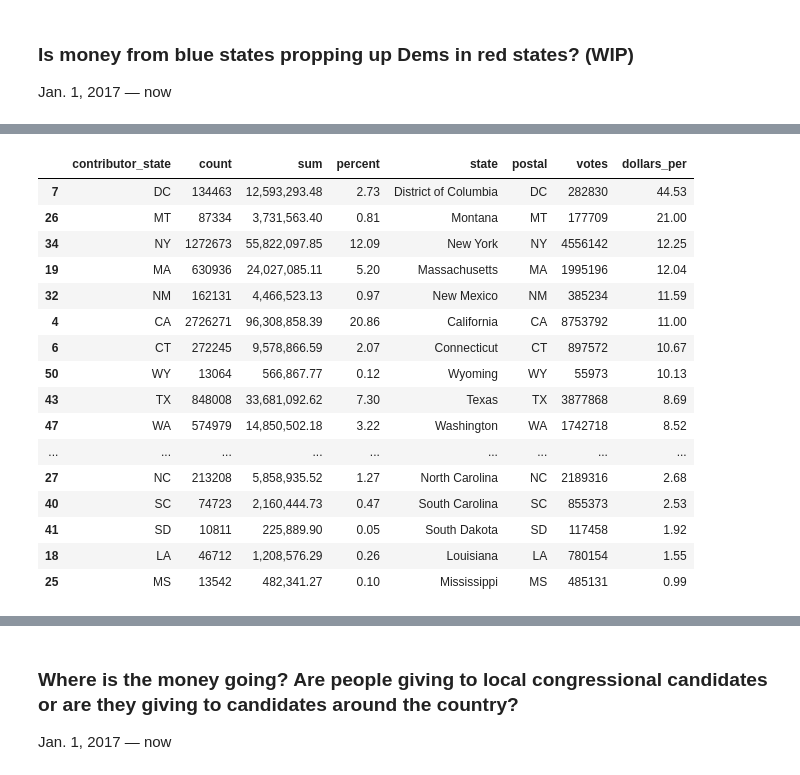
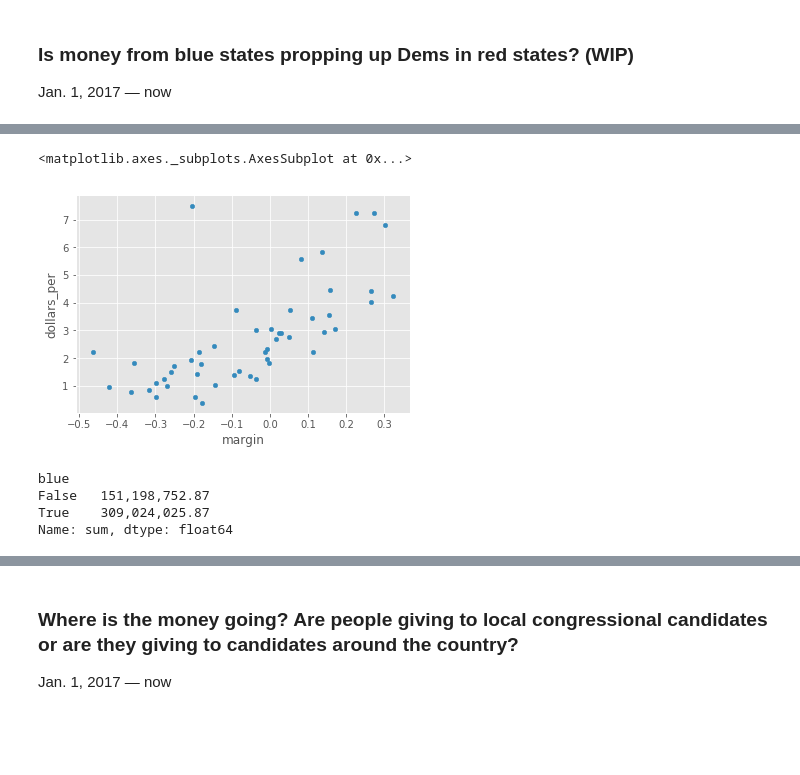
Before and after one commit to PublicI/actblue-analysis, a Jupyter notebook: analysis.ipynb, the cells around one changed output, grey strips where cells are left out. Cells and saved outputs as stored; diff of their text form; code cells hidden in the pictures; blank space fills up the shorter version.

Commit message:
Add presidential vote totals, do some analysis with those

```diff
--- a/analysis.ipynb
+++ b/analysis.ipynb
@@ -930,3 +930,10 @@ actblue_recipient_states.sort_values(by=['sum'], ascending=False)
 # %% [markdown]
 ### Is money from blue states propping up Dems in red states? (WIP)
 Jan. 1, 2017 — now
+# %%
+pres_votes = pd.read_csv('data/presvotes.csv')
+
+pres_votes['red'] = pres_votes['clinton'] < pres_votes['trump']
+pres_votes['blue'] = pres_votes['clinton'] > pres_votes['trump']
+
+pres_votes
@@ -933,29 +958,23 @@ Jan. 1, 2017 — now
+# %%
+pres_votes['margin'] = (pres_votes['clinton']/pres_votes['total'])-(pres_votes['trump']/pres_votes['total'])
+
+votes_vs_contribs = actblue_states.merge(pres_votes, left_on='contributor_state', right_on='state', how='inner')
+
+votes_vs_contribs['dollars_per'] = votes_vs_contribs['sum']/votes_vs_contribs['total']
+
+votes_vs_contribs[votes_vs_contribs['state'] != "DC"].plot.scatter(x='margin', y='dollars_per')
+# %% [output]
+<matplotlib.axes._subplots.AxesSubplot at 0x...>
+[figure, added]
+# %%
+votes_vs_contribs.groupby(votes_vs_contribs['blue'])['sum'].sum()
+# %% [output]
+blue
+False   151,198,752.87
+True    309,024,025.87
+Name: sum, dtype: float64
 # %%
-clinton_votes = pd.read_csv('data/clintonvotes.csv')
+# votes_vs_contribs['dollars_per'] = votes_vs_contribs['sum']/votes_vs_contribs['total']
 
-clinton_votes
-
-votes_vs_contribs = actblue_states.merge(clinton_votes, left_on='contributor_state', right_on='postal', how='inner')
-
-votes_vs_contribs['dollars_per'] = votes_vs_contribs['sum']/votes_vs_contribs['votes']
-
-votes_vs_contribs.sort_values(by=['dollars_per'], ascending=False)
+# votes_vs_contribs.sort_values(by=['dollars_per'], ascending=False)
-# %% [output]
-|  | contributor_state | count | sum | percent | state | postal | votes | dollars_per |
-| 7 | DC | 134463 | 12,593,293.48 | 2.73 | District of Columbia | DC | 282830 | 44.53 |
-| 26 | MT | 87334 | 3,731,563.40 | 0.81 | Montana | MT | 177709 | 21.00 |
-| 34 | NY | 1272673 | 55,822,097.85 | 12.09 | New York | NY | 4556142 | 12.25 |
-| 19 | MA | 630936 | 24,027,085.11 | 5.20 | Massachusetts | MA | 1995196 | 12.04 |
-| 32 | NM | 162131 | 4,466,523.13 | 0.97 | New Mexico | NM | 385234 | 11.59 |
-| 4 | CA | 2726271 | 96,308,858.39 | 20.86 | California | CA | 8753792 | 11.00 |
-| 6 | CT | 272245 | 9,578,866.59 | 2.07 | Connecticut | CT | 897572 | 10.67 |
-| 50 | WY | 13064 | 566,867.77 | 0.12 | Wyoming | WY | 55973 | 10.13 |
-| 43 | TX | 848008 | 33,681,092.62 | 7.30 | Texas | TX | 3877868 | 8.69 |
-| 47 | WA | 574979 | 14,850,502.18 | 3.22 | Washington | WA | 1742718 | 8.52 |
-| ... | ... | ... | ... | ... | ... | ... | ... | ... |
-| 27 | NC | 213208 | 5,858,935.52 | 1.27 | North Carolina | NC | 2189316 | 2.68 |
-| 40 | SC | 74723 | 2,160,444.73 | 0.47 | South Carolina | SC | 855373 | 2.53 |
-| 41 | SD | 10811 | 225,889.90 | 0.05 | South Dakota | SD | 117458 | 1.92 |
-| 18 | LA | 46712 | 1,208,576.29 | 0.26 | Louisiana | LA | 780154 | 1.55 |
-| 25 | MS | 13542 | 482,341.27 | 0.10 | Mississippi | MS | 485131 | 0.99 |
 # %%
```
Also changed, not shown: parts of 3 cells of this notebook, 3 other files.
